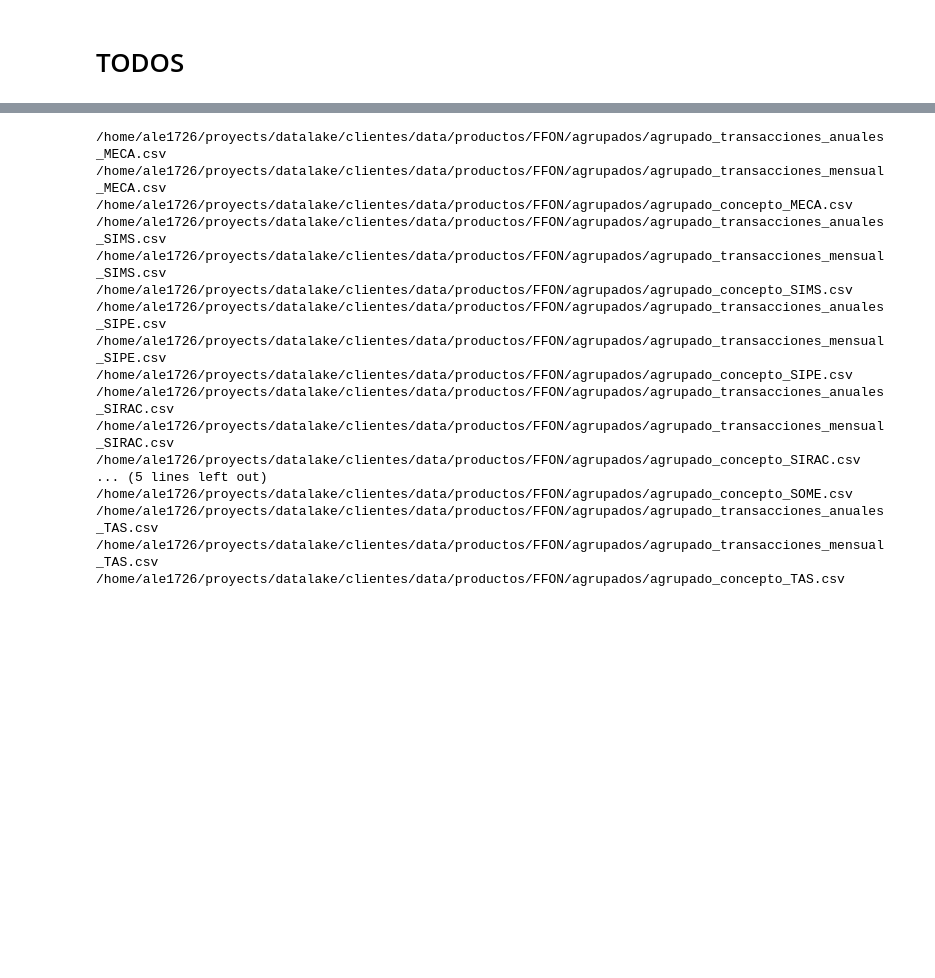
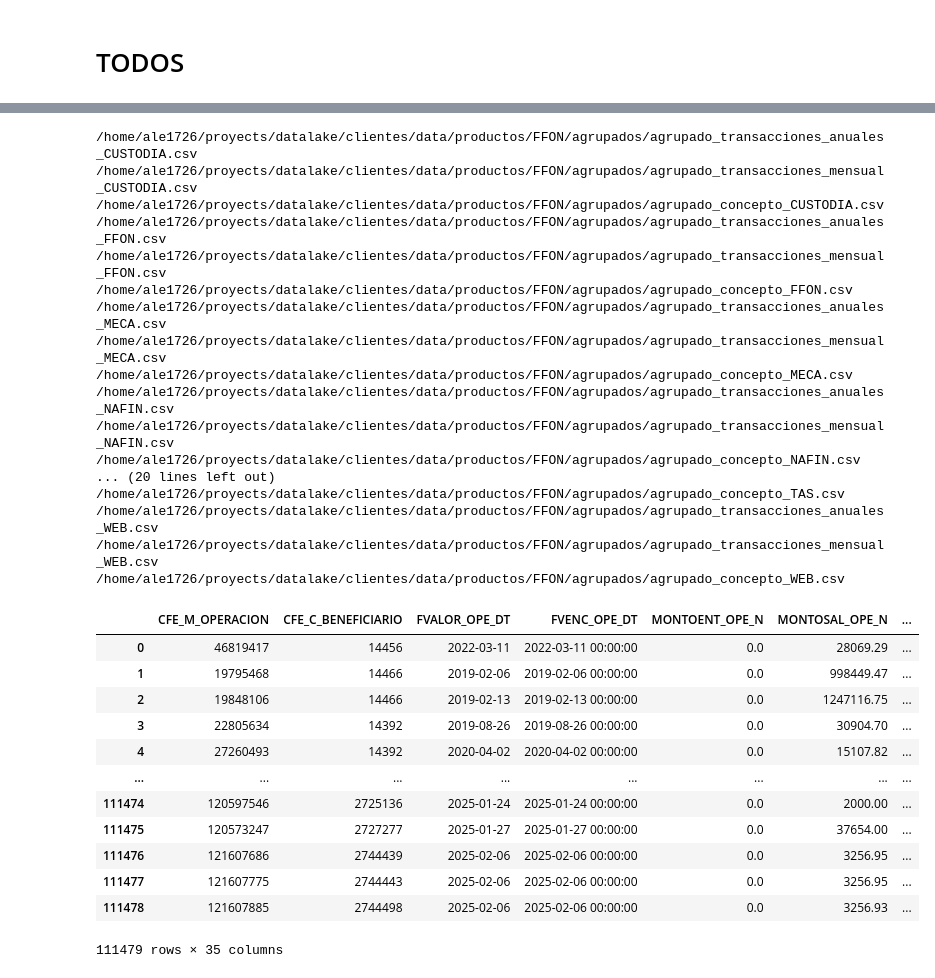
Before and after one commit to Ale1726/clientes_eda, a Jupyter notebook: producto_ffon_sistemas.ipynb, the cells around one changed output, grey strips where cells are left out. Drawn from its saved outputs; the diff is of its cells as text; code cells hidden in the pictures; blank space fills up the shorter version.

```diff
--- a/producto_ffon_sistemas.ipynb
+++ b/producto_ffon_sistemas.ipynb
@@ -236,5 +252,9 @@ agrupado_concepto_año
 133 rows × 3 columns
 # %% [markdown]
 # TODOS
+# %%
+path = "/home/ale1726/proyects/datalake/clientes/data/productos/FFON/03_04_2025"
+# %%
+path_exit = '/home/ale1726/proyects/datalake/clientes/data/productos/FFON/agrupados'
 # %%
 path_sistemas = [[sistema, sistema.split('_')[-1].split('.')[0]] for sistema in os.listdir(path) if 'movimientos' in sistema]
@@ -245,16 +280,19 @@ for sistema,name in path_sistemas:
     df_product['AÑO_FOP'] = df_product['FVALOR_OPE_DT'].dt.year
     df_product['MES_FOP'] = df_product['FVALOR_OPE_DT'].dt.month
 
+    #col_monto = "MONTOENT_OPE_N" if name != "NAFIN" else "MONTOSAL_OPE_N"
+    col_monto = "MONTOSAL_OPE_N"
+
     agrupado_transacciones_anuales = (
     df_product.groupby(['AÑO_FOP'], as_index=False)
     .agg(
         num_transacciones=("CFE_M_OPERACION", 'count'),
-        monto_x_año=("MONTOENT_OPE_N", 'sum'),
-        mean_monto=("MONTOENT_OPE_N", 'mean'),
-        median_monto=("MONTOENT_OPE_N", 'median'),
-        mode_monto=("MONTOENT_OPE_N", lambda x: x.mode()[0] if not x.mode().empty else None),
-        max_monto=("MONTOENT_OPE_N", 'max'),
-        min_monto=("MONTOENT_OPE_N", 'min')
+        monto_x_año=(col_monto, 'sum'),
+        mean_monto=(col_monto, 'mean'),
+        median_monto=(col_monto, 'median'),
+        mode_monto=(col_monto, lambda x: x.mode()[0] if not x.mode().empty else None),
+        max_monto=(col_monto, 'max'),
+        min_monto=(col_monto, 'min')
     )
     .sort_values('AÑO_FOP', ascending=True)
     )
@@ -267,12 +305,12 @@ for sistema,name in path_sistemas:
     df_product.groupby(['AÑO_FOP',"MES_FOP"], as_index=False)
         .agg(
             num_transacciones=("CFE_M_OPERACION", 'count'),
-            monto_x_año=("MONTOENT_OPE_N", 'sum'),
-            mean_monto=("MONTOENT_OPE_N", 'mean'),
-            median_monto=("MONTOENT_OPE_N", 'median'),
-            mode_monto=("MONTOENT_OPE_N", lambda x: x.mode()[0] if not x.mode().empty else None),
-            max_monto=("MONTOENT_OPE_N", 'max'),
-            min_monto=("MONTOENT_OPE_N", 'min')
+            monto_x_año=(col_monto, 'sum'),
+            mean_monto=(col_monto, 'mean'),
+            median_monto=(col_monto, 'median'),
+            mode_monto=(col_monto, lambda x: x.mode()[0] if not x.mode().empty else None),
+            max_monto=(col_monto, 'max'),
+            min_monto=(col_monto, 'min')
         )
         .sort_values(['AÑO_FOP','MES_FOP'], ascending=True)
     )
@@ -292,22 +330,38 @@ for sistema,name in path_sistemas:
     print(ruta3)
     agrupado_concepto.to_csv(ruta3, index=False)
 # %% [output]
+/home/ale1726/proyects/datalake/clientes/data/productos/FFON/agrupados/agrupado_transacciones_anuales_CUSTODIA.csv
+/home/ale1726/proyects/datalake/clientes/data/productos/FFON/agrupados/agrupado_transacciones_mensual_CUSTODIA.csv
+/home/ale1726/proyects/datalake/clientes/data/productos/FFON/agrupados/agrupado_concepto_CUSTODIA.csv
+/home/ale1726/proyects/datalake/clientes/data/productos/FFON/agrupados/agrupado_transacciones_anuales_FFON.csv
+/home/ale1726/proyects/datalake/clientes/data/productos/FFON/agrupados/agrupado_transacciones_mensual_FFON.csv
+/home/ale1726/proyects/datalake/clientes/data/productos/FFON/agrupados/agrupado_concepto_FFON.csv
 /home/ale1726/proyects/datalake/clientes/data/productos/FFON/agrupados/agrupado_transacciones_anuales_MECA.csv
 /home/ale1726/proyects/datalake/clientes/data/productos/FFON/agrupados/agrupado_transacciones_mensual_MECA.csv
 /home/ale1726/proyects/datalake/clientes/data/productos/FFON/agrupados/agrupado_concepto_MECA.csv
-/home/ale1726/proyects/datalake/clientes/data/productos/FFON/agrupados/agrupado_transacciones_anuales_SIMS.csv
-/home/ale1726/proyects/datalake/clientes/data/productos/FFON/agrupados/agrupado_transacciones_mensual_SIMS.csv
-/home/ale1726/proyects/datalake/clientes/data/productos/FFON/agrupados/agrupado_concepto_SIMS.csv
-/home/ale1726/proyects/datalake/clientes/data/productos/FFON/agrupados/agrupado_transacciones_anuales_SIPE.csv
-/home/ale1726/proyects/datalake/clientes/data/productos/FFON/agrupados/agrupado_transacciones_mensual_SIPE.csv
-/home/ale1726/proyects/datalake/clientes/data/productos/FFON/agrupados/agrupado_concepto_SIPE.csv
-/home/ale1726/proyects/datalake/clientes/data/productos/FFON/agrupados/agrupado_transacciones_anuales_SIRAC.csv
-/home/ale1726/proyects/datalake/clientes/data/productos/FFON/agrupados/agrupado_transacciones_mensual_SIRAC.csv
-/home/ale1726/proyects/datalake/clientes/data/productos/FFON/agrupados/agrupado_concepto_SIRAC.csv
-... (5 lines left out)
-/home/ale1726/proyects/datalake/clientes/data/productos/FFON/agrupados/agrupado_concepto_SOME.csv
-/home/ale1726/proyects/datalake/clientes/data/productos/FFON/agrupados/agrupado_transacciones_anuales_TAS.csv
-/home/ale1726/proyects/datalake/clientes/data/productos/FFON/agrupados/agrupado_transacciones_mensual_TAS.csv
+/home/ale1726/proyects/datalake/clientes/data/productos/FFON/agrupados/agrupado_transacciones_anuales_NAFIN.csv
+/home/ale1726/proyects/datalake/clientes/data/productos/FFON/agrupados/agrupado_transacciones_mensual_NAFIN.csv
+/home/ale1726/proyects/datalake/clientes/data/productos/FFON/agrupados/agrupado_concepto_NAFIN.csv
+... (20 lines left out)
 /home/ale1726/proyects/datalake/clientes/data/productos/FFON/agrupados/agrupado_concepto_TAS.csv
+/home/ale1726/proyects/datalake/clientes/data/productos/FFON/agrupados/agrupado_transacciones_anuales_WEB.csv
+/home/ale1726/proyects/datalake/clientes/data/productos/FFON/agrupados/agrupado_transacciones_mensual_WEB.csv
+/home/ale1726/proyects/datalake/clientes/data/productos/FFON/agrupados/agrupado_concepto_WEB.csv
+# %%
+df_product
+# %% [output]
+|  | CFE_M_OPERACION | CFE_C_BENEFICIARIO | FVALOR_OPE_DT | FVENC_OPE_DT | MONTOENT_OPE_N | MONTOSAL_OPE_N | ... |
+| 0 | 46819417 | 14456 | 2022-03-11 | 2022-03-11 00:00:00 | 0.0 | 28069.29 | ... |
+| 1 | 19795468 | 14466 | 2019-02-06 | 2019-02-06 00:00:00 | 0.0 | 998449.47 | ... |
+| 2 | 19848106 | 14466 | 2019-02-13 | 2019-02-13 00:00:00 | 0.0 | 1247116.75 | ... |
+| 3 | 22805634 | 14392 | 2019-08-26 | 2019-08-26 00:00:00 | 0.0 | 30904.70 | ... |
+| 4 | 27260493 | 14392 | 2020-04-02 | 2020-04-02 00:00:00 | 0.0 | 15107.82 | ... |
+| ... | ... | ... | ... | ... | ... | ... | ... |
+| 111474 | 120597546 | 2725136 | 2025-01-24 | 2025-01-24 00:00:00 | 0.0 | 2000.00 | ... |
+| 111475 | 120573247 | 2727277 | 2025-01-27 | 2025-01-27 00:00:00 | 0.0 | 37654.00 | ... |
+| 111476 | 121607686 | 2744439 | 2025-02-06 | 2025-02-06 00:00:00 | 0.0 | 3256.95 | ... |
+| 111477 | 121607775 | 2744443 | 2025-02-06 | 2025-02-06 00:00:00 | 0.0 | 3256.95 | ... |
+| 111478 | 121607885 | 2744498 | 2025-02-06 | 2025-02-06 00:00:00 | 0.0 | 3256.93 | ... |
+111479 rows × 35 columns
 # %%
 agrupado_concepto
```
Also changed, not shown: parts of 5 cells of this notebook, 2 other files.
